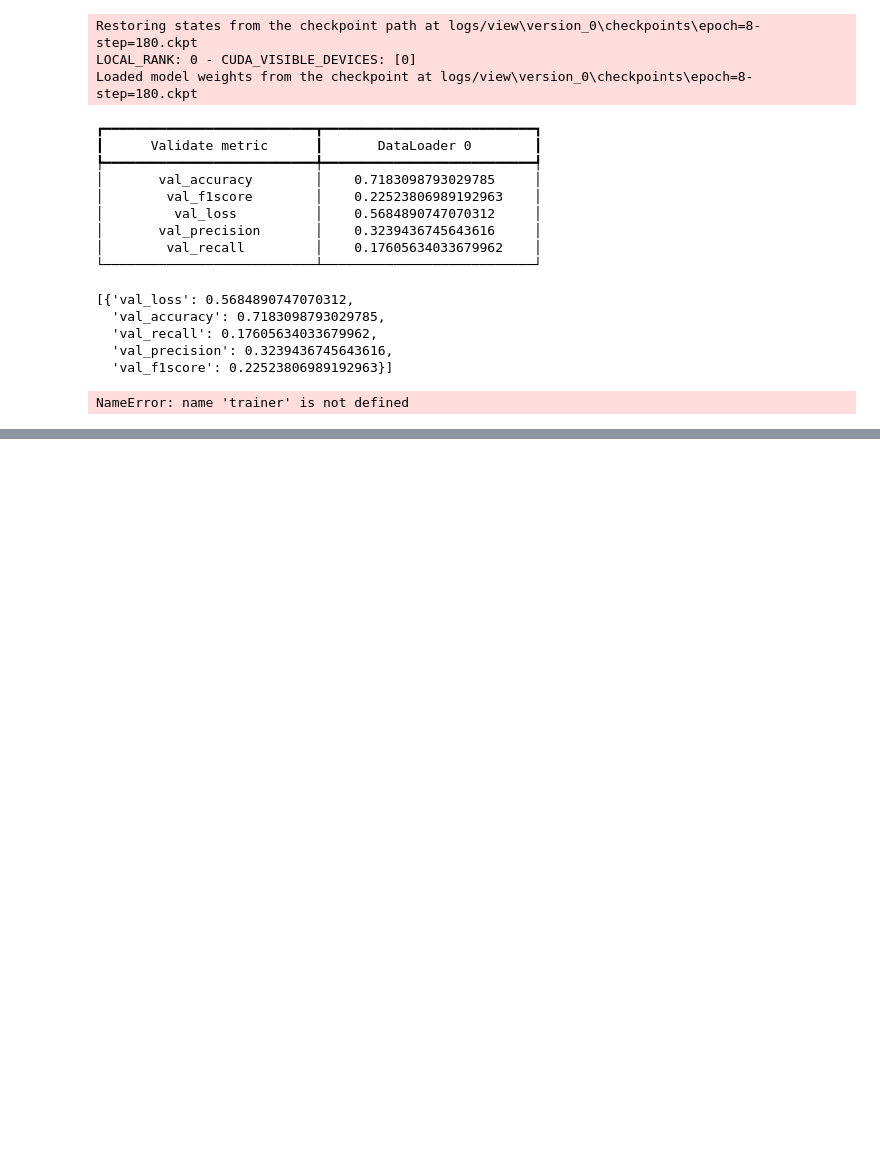
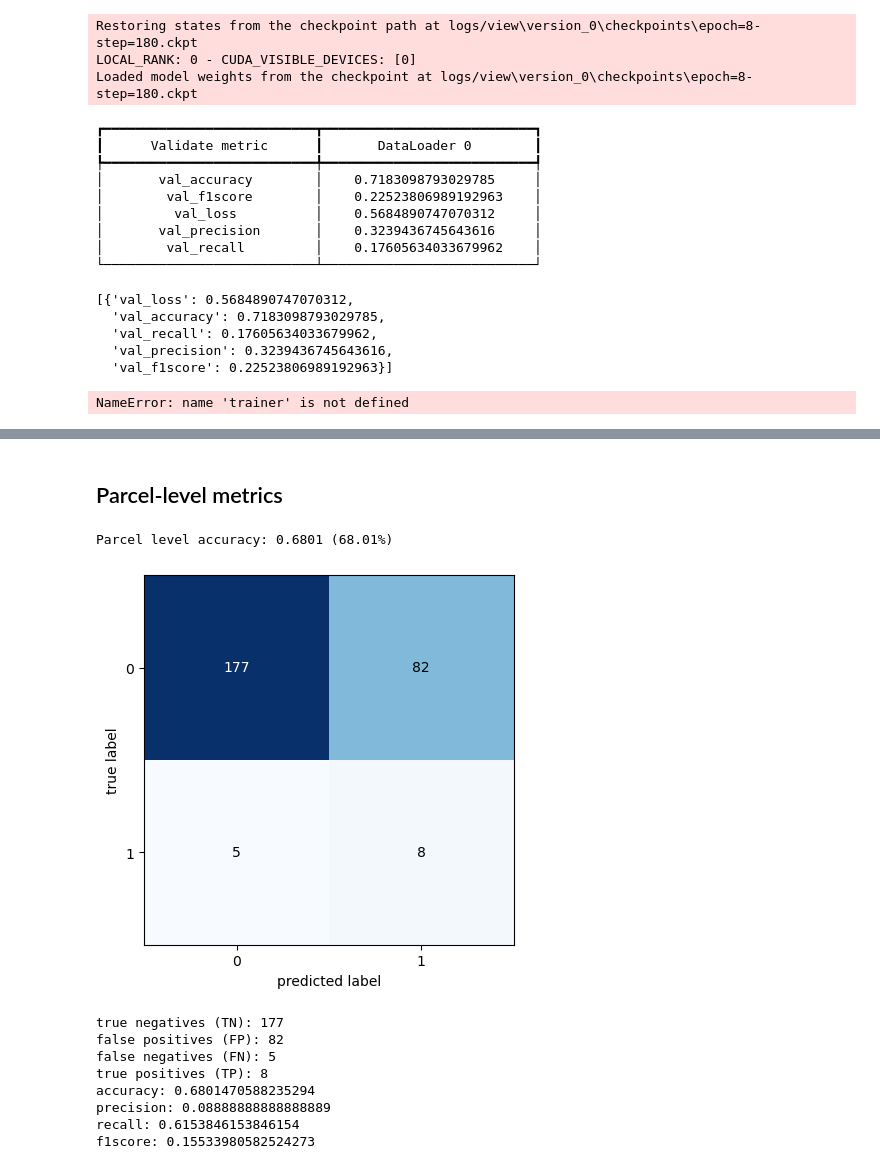
Before and after one commit to kdtb/LBST, a Jupyter notebook: m_view/train.ipynb, the cells around one changed output, grey strips where cells are left out. Cells and saved outputs as stored; diff of their text form; code cells hidden in the pictures; blank space fills up the shorter version.

```diff
--- a/m_view/train.ipynb
+++ b/m_view/train.ipynb
@@ -330,0 +361,16 @@ NN(
+# %% [markdown]
+## Parcel-level metrics
+# %%
+from plot_loss_and_acc import *
+parcel_level(r"C:/Users/kaspe/OneDrive - Aarhus Universitet/Skrivebord/BI/4. semester/Data/LBST/test_set.csv", all_predicted_labels)
+# %% [output]
+Parcel level accuracy: 0.6801 (68.01%)
+[figure, added]
+true negatives (TN): 177
+false positives (FP): 82
+false negatives (FN): 5
+true positives (TP): 8
+accuracy: 0.6801470588235294
+precision: 0.08888888888888889
+recall: 0.6153846153846154
+f1score: 0.15533980582524273
```
Also changed, not shown: parts of 19 cells of this notebook, 1 other file.
